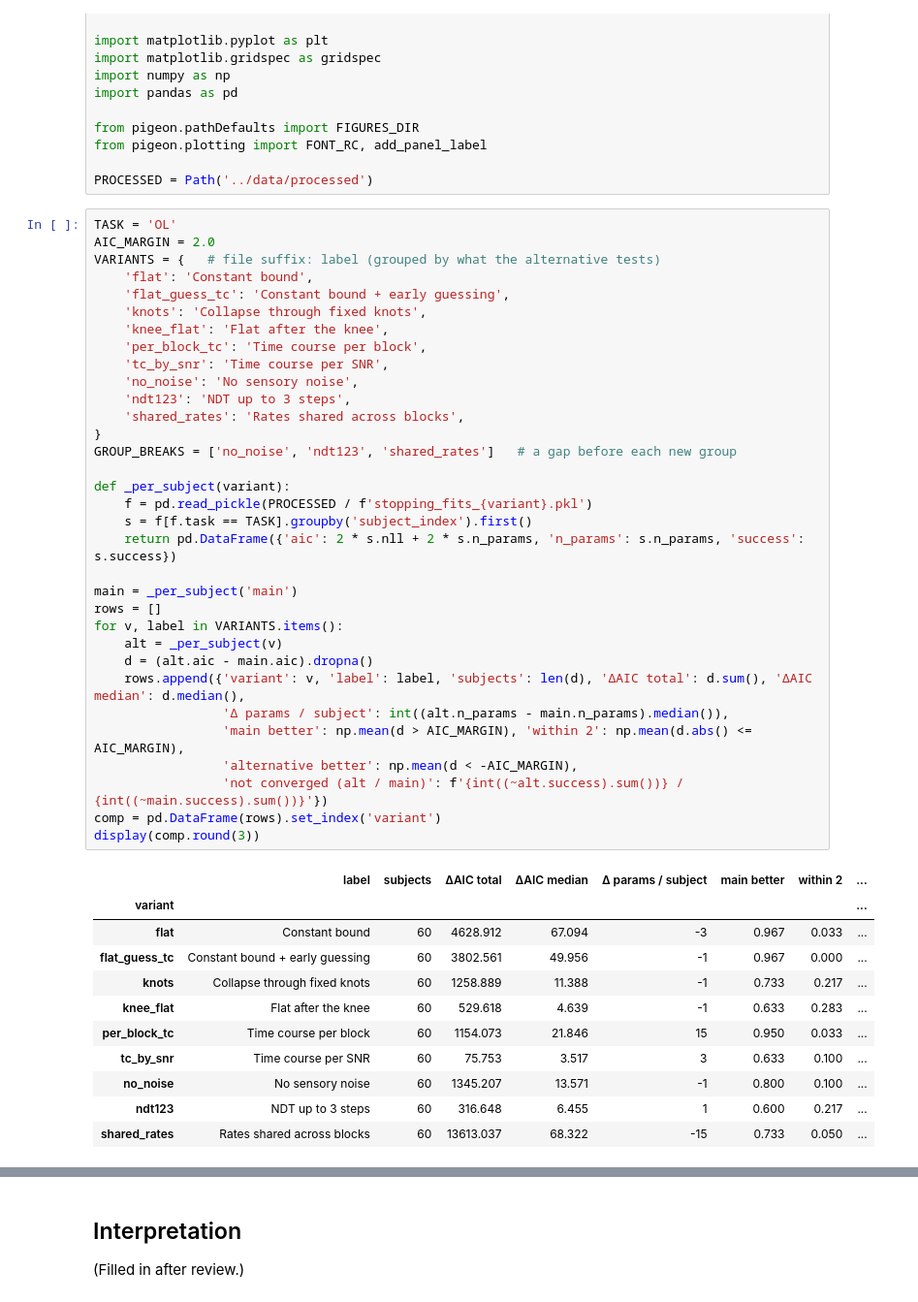
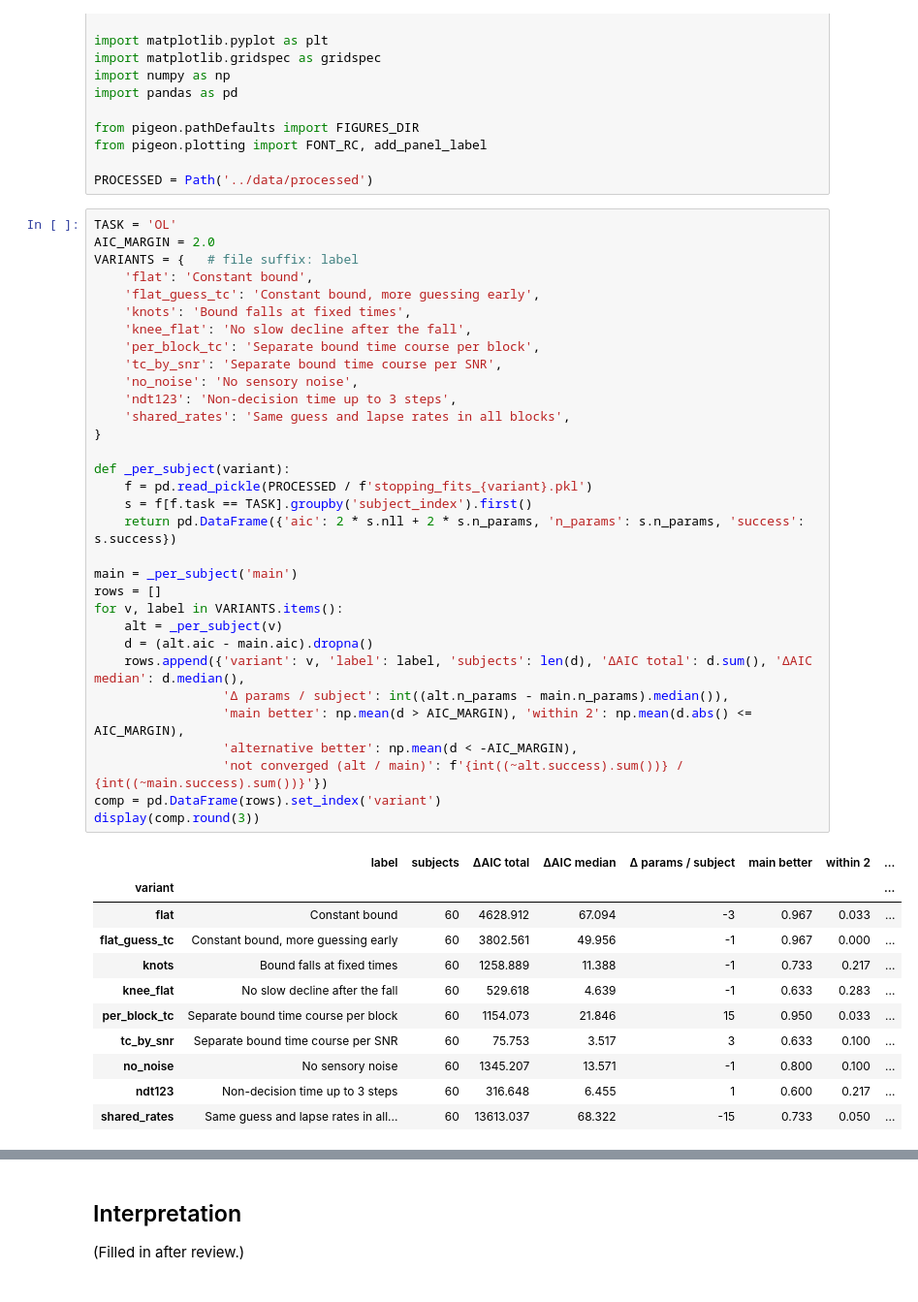
Before and after one commit to TheGoldLab/ms_2026_kalburge_etal_elife, a Jupyter notebook: notebooks/Figure03S03_modelComparison.ipynb, the cells around one changed output, grey strips where cells are left out. Shown at 97% size. Cells and saved outputs as stored; diff of their text form.

```diff
--- a/notebooks/Figure03S03_modelComparison.ipynb
+++ b/notebooks/Figure03S03_modelComparison.ipynb
@@ -49,48 +55,47 @@ PROCESSED = Path('../data/processed')
 # %%
 TASK = 'OL'
 AIC_MARGIN = 2.0
-VARIANTS = {   # file suffix: label (grouped by what the alternative tests)
+VARIANTS = {   # file suffix: label
     'flat': 'Constant bound',
-    'flat_guess_tc': 'Constant bound + early guessing',
-    'knots': 'Collapse through fixed knots',
-    'knee_flat': 'Flat after the knee',
-    'per_block_tc': 'Time course per block',
-    'tc_by_snr': 'Time course per SNR',
+    'flat_guess_tc': 'Constant bound, more guessing early',
+    'knots': 'Bound falls at fixed times',
+    'knee_flat': 'No slow decline after the fall',
+    'per_block_tc': 'Separate bound time course per block',
+    'tc_by_snr': 'Separate bound time course per SNR',
     'no_noise': 'No sensory noise',
-    'ndt123': 'NDT up to 3 steps',
-    'shared_rates': 'Rates shared across blocks',
+    'ndt123': 'Non-decision time up to 3 steps',
+    'shared_rates': 'Same guess and lapse rates in all blocks',
 }
-GROUP_BREAKS = ['no_noise', 'ndt123', 'shared_rates']   # a gap before each new group
 
 def _per_subject(variant):
     f = pd.read_pickle(PROCESSED / f'stopping_fits_{variant}.pkl')
     s = f[f.task == TASK].groupby('subject_index').first()
     return pd.DataFrame({'aic': 2 * s.nll + 2 * s.n_params, 'n_params': s.n_params, 'success': s.success})
 
 main = _per_subject('main')
 rows = []
 for v, label in VARIANTS.items():
     alt = _per_subject(v)
     d = (alt.aic - main.aic).dropna()
     rows.append({'variant': v, 'label': label, 'subjects': len(d), 'ΔAIC total': d.sum(), 'ΔAIC median': d.median(),
                  'Δ params / subject': int((alt.n_params - main.n_params).median()),
                  'main better': np.mean(d > AIC_MARGIN), 'within 2': np.mean(d.abs() <= AIC_MARGIN),
                  'alternative better': np.mean(d < -AIC_MARGIN),
                  'not converged (alt / main)': f'{int((~alt.success).sum())} / {int((~main.success).sum())}'})
 comp = pd.DataFrame(rows).set_index('variant')
 display(comp.round(3))
 # %% [output]
 |  | label | subjects | ΔAIC total | ΔAIC median | Δ params / subject | main better | within 2 | ... |
 | variant |  |  |  |  |  |  |  | ... |
 | flat | Constant bound | 60 | 4628.912 | 67.094 | -3 | 0.967 | 0.033 | ... |
-| flat_guess_tc | Constant bound + early guessing | 60 | 3802.561 | 49.956 | -1 | 0.967 | 0.000 | ... |
-| knots | Collapse through fixed knots | 60 | 1258.889 | 11.388 | -1 | 0.733 | 0.217 | ... |
-| knee_flat | Flat after the knee | 60 | 529.618 | 4.639 | -1 | 0.633 | 0.283 | ... |
-| per_block_tc | Time course per block | 60 | 1154.073 | 21.846 | 15 | 0.950 | 0.033 | ... |
-| tc_by_snr | Time course per SNR | 60 | 75.753 | 3.517 | 3 | 0.633 | 0.100 | ... |
+| flat_guess_tc | Constant bound, more guessing early | 60 | 3802.561 | 49.956 | -1 | 0.967 | 0.000 | ... |
+| knots | Bound falls at fixed times | 60 | 1258.889 | 11.388 | -1 | 0.733 | 0.217 | ... |
+| knee_flat | No slow decline after the fall | 60 | 529.618 | 4.639 | -1 | 0.633 | 0.283 | ... |
+| per_block_tc | Separate bound time course per block | 60 | 1154.073 | 21.846 | 15 | 0.950 | 0.033 | ... |
+| tc_by_snr | Separate bound time course per SNR | 60 | 75.753 | 3.517 | 3 | 0.633 | 0.100 | ... |
 | no_noise | No sensory noise | 60 | 1345.207 | 13.571 | -1 | 0.800 | 0.100 | ... |
-| ndt123 | NDT up to 3 steps | 60 | 316.648 | 6.455 | 1 | 0.600 | 0.217 | ... |
-| shared_rates | Rates shared across blocks | 60 | 13613.037 | 68.322 | -15 | 0.733 | 0.050 | ... |
+| ndt123 | Non-decision time up to 3 steps | 60 | 316.648 | 6.455 | 1 | 0.600 | 0.217 | ... |
+| shared_rates | Same guess and lapse rates in all... | 60 | 13613.037 | 68.322 | -15 | 0.733 | 0.050 | ... |
 # %%
 CM = 1 / 2.54
 FS = 7
```
Also changed, not shown: parts of 2 cells of this notebook.
